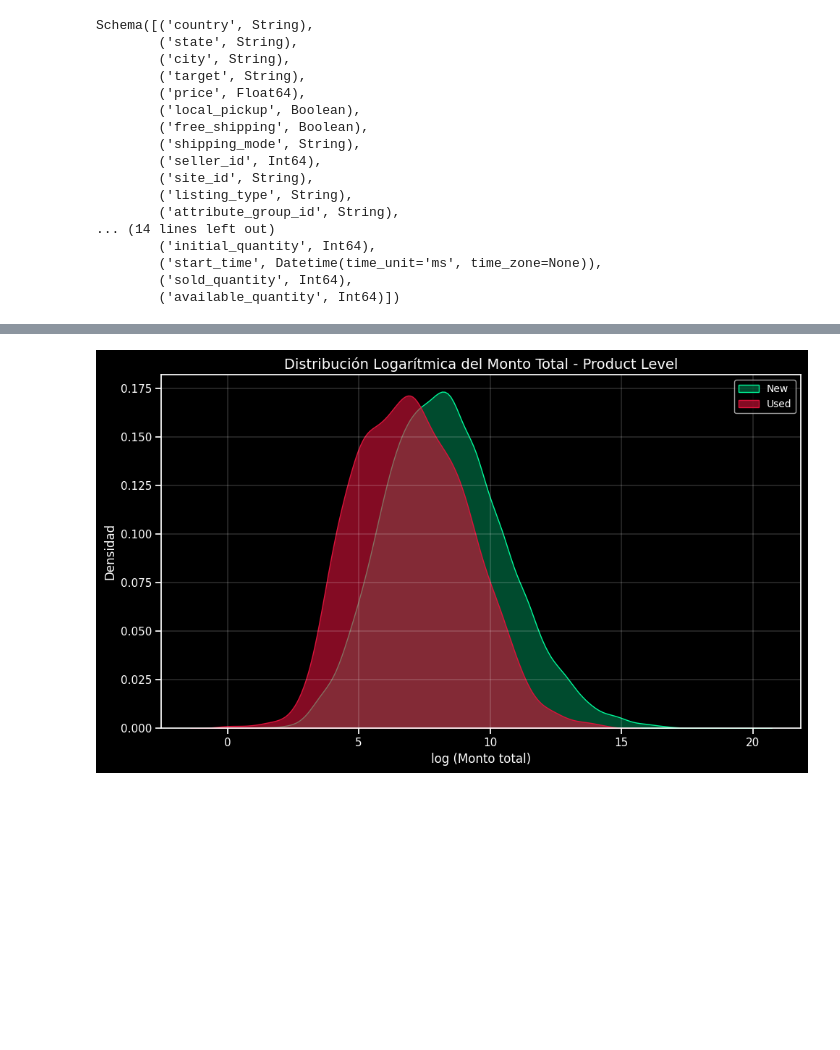
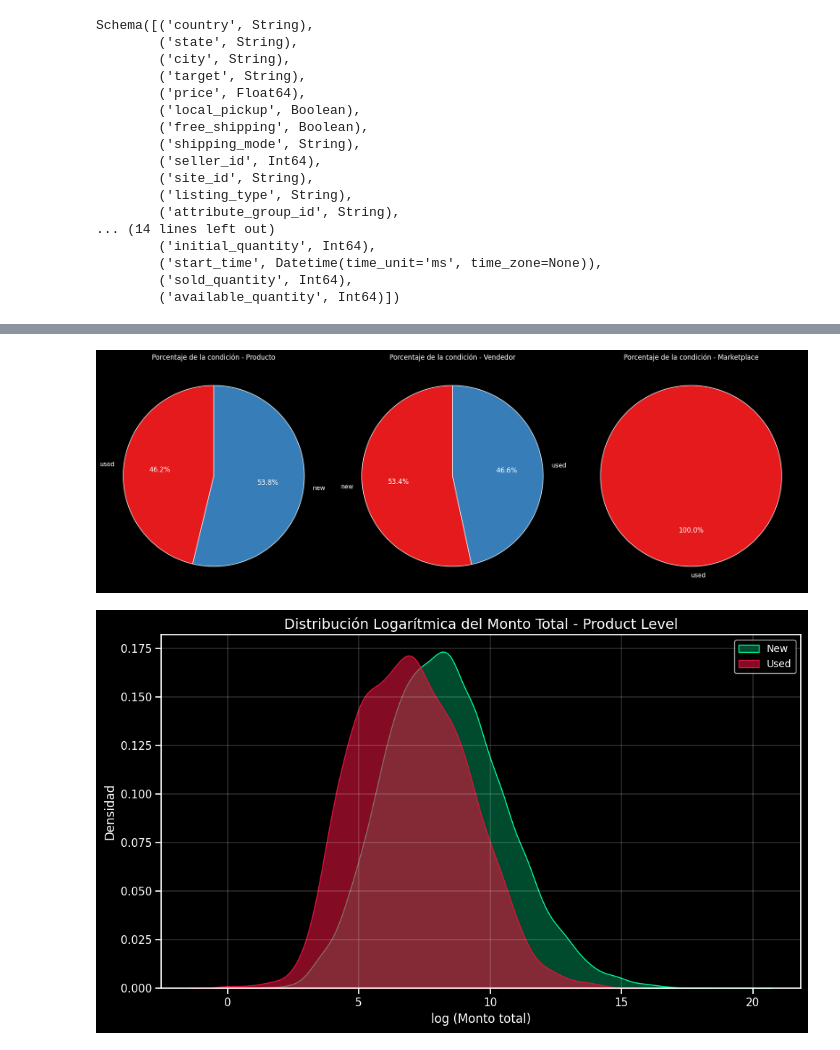
Before and after one commit to jorge-robledo11/MELI, a Jupyter notebook: notebooks/exploration/02_analisis_negocio.ipynb, the cells around one changed output, grey strips where cells are left out. Drawn from its saved outputs; the diff is of its cells as text; code cells hidden in the pictures; blank space fills up the shorter version.

```diff
--- a/notebooks/exploration/02_analisis_negocio.ipynb
+++ b/notebooks/exploration/02_analisis_negocio.ipynb
@@ -231,3 +196,40 @@ plt.show()
+# %%
+# Lista de DataFrames y sus títulos
+dfs = [
+    (df_product, 'Producto'),
+    (df_seller, 'Vendedor'),
+    (df_site, 'Marketplace')
+]
+VARIABLE = 'condition'
+
+# Configurar la figura con 3 subgráficos
+fig, axes = plt.subplots(1, 3, figsize=(18, 6))
+
+# Iterar sobre los DataFrames
+for ax, (df, title) in zip(axes, dfs):
+    # Calcular las frecuencias de los valores en 'condition'
+    fraction_counts = df.select(pl.col(VARIABLE).value_counts()).unnest(VARIABLE)
+
+    # Extraer etiquetas y valores
+    fraction_labels = fraction_counts[VARIABLE].to_list()
+    fraction_values = fraction_counts['count'].to_list()
+
+    # Crear gráfico de pastel
+    ax.pie(
+        fraction_values,
+        labels=fraction_labels,
+        autopct='%1.1f%%',
+        startangle=90,
+        colors=plt.cm.Set1.colors,  # Paleta de colores similar a Set1 de seaborn
+        wedgeprops={'edgecolor': 'white'}
+    )
+    ax.set_title(f'Porcentaje de la condición - {title}', fontsize=12)
+
+# Ajustar el diseño
+plt.tight_layout()
+plt.show()
+# %% [output]
+[figure, added]
 # %%
 # Convert Polars DataFrame to Pandas after aggregation
 df_plot = (
```
Also changed, not shown: parts of 1 cell of this notebook, 35 other files.
